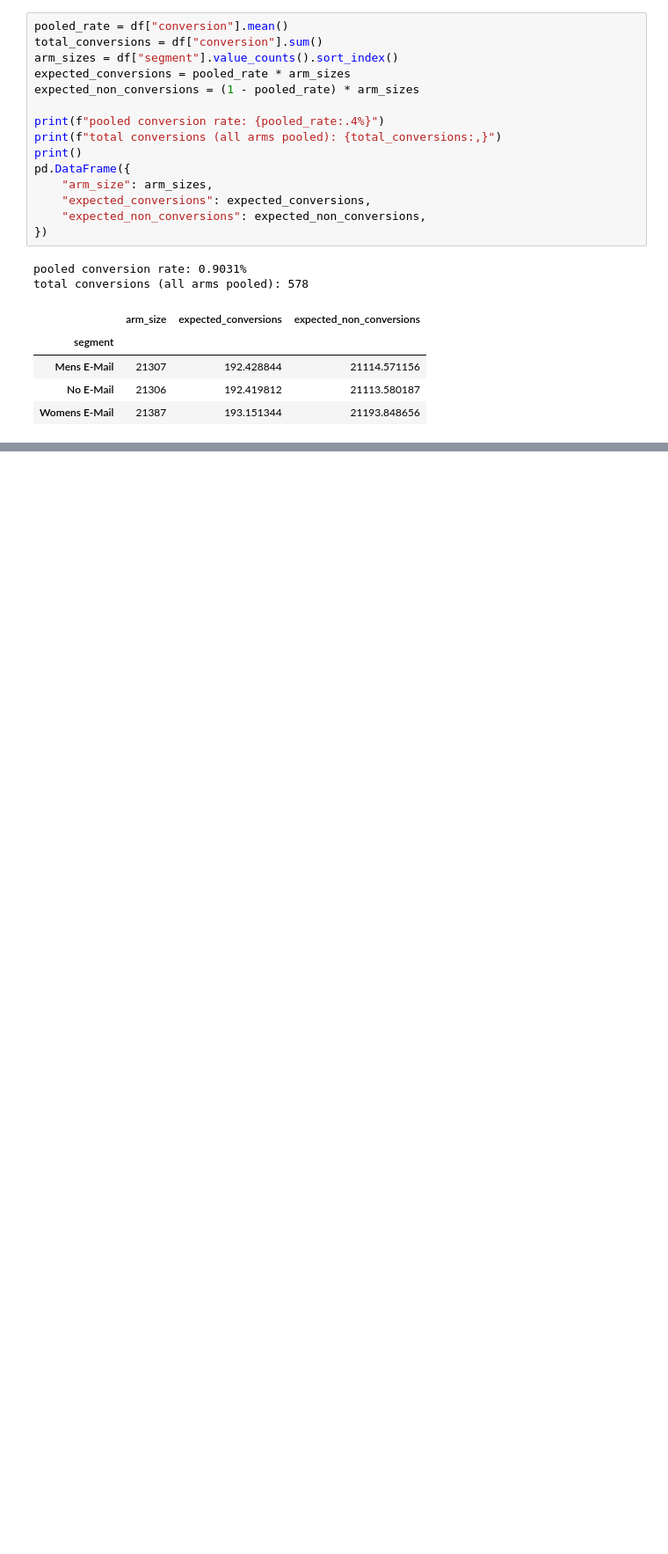
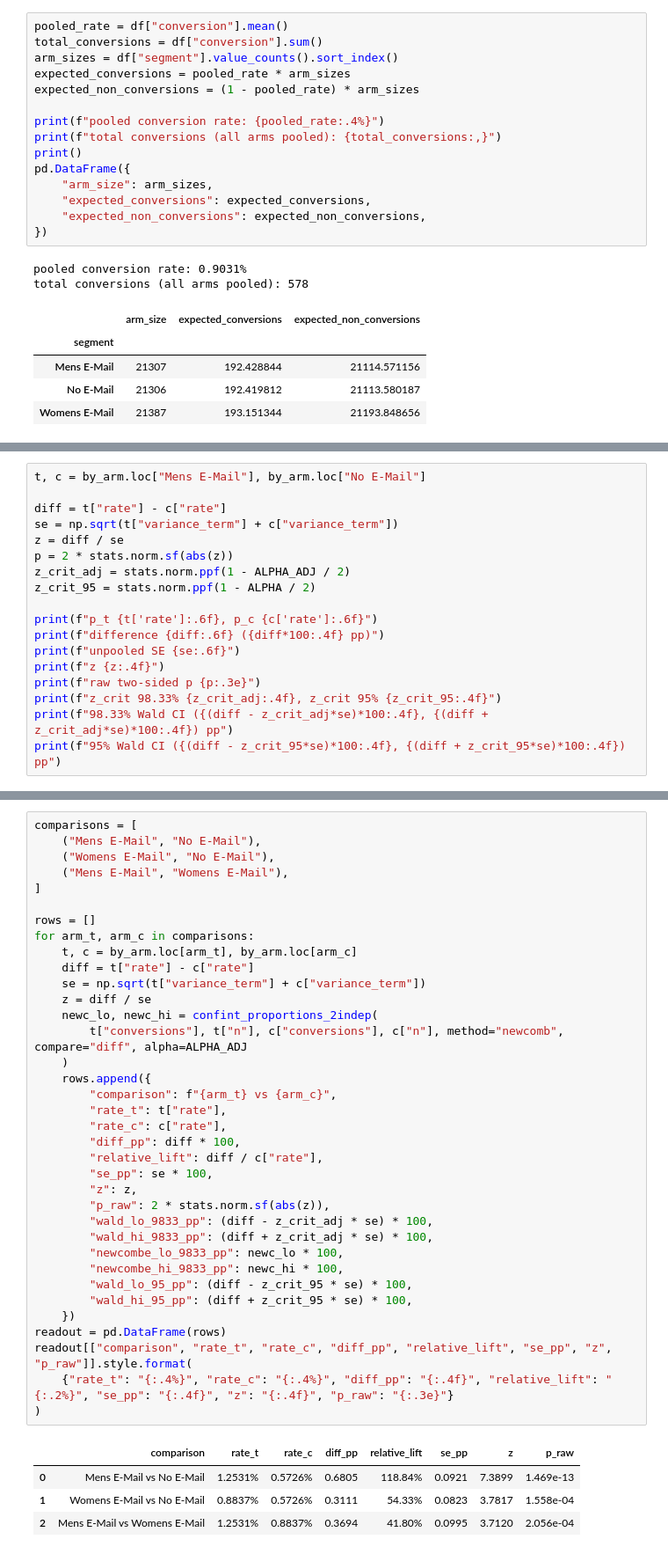
Before and after one commit to luisesparza3347/ab-testing-experiments, a Jupyter notebook: notebooks/02_primary_readout.ipynb, the cells around one changed output, grey strips where cells are left out. Shown at 88% size. Saved outputs shown, nothing was run; the diff lists cells and outputs as text; blank space fills up the shorter version.

```diff
--- a/notebooks/02_primary_readout.ipynb
+++ b/notebooks/02_primary_readout.ipynb
@@ -56,0 +90,18 @@ total conversions (all arms pooled): 578
+# %%
+t, c = by_arm.loc["Mens E-Mail"], by_arm.loc["No E-Mail"]
+
+diff = t["rate"] - c["rate"]
+se = np.sqrt(t["variance_term"] + c["variance_term"])
+z = diff / se
+p = 2 * stats.norm.sf(abs(z))
+z_crit_adj = stats.norm.ppf(1 - ALPHA_ADJ / 2)
+z_crit_95 = stats.norm.ppf(1 - ALPHA / 2)
+
+print(f"p_t {t['rate']:.6f}, p_c {c['rate']:.6f}")
+print(f"difference {diff:.6f} ({diff*100:.4f} pp)")
+print(f"unpooled SE {se:.6f}")
+print(f"z {z:.4f}")
+print(f"raw two-sided p {p:.3e}")
+print(f"z_crit 98.33% {z_crit_adj:.4f}, z_crit 95% {z_crit_95:.4f}")
+print(f"98.33% Wald CI ({(diff - z_crit_adj*se)*100:.4f}, {(diff + z_crit_adj*se)*100:.4f}) pp")
+print(f"95% Wald CI ({(diff - z_crit_95*se)*100:.4f}, {(diff + z_crit_95*se)*100:.4f}) pp")
@@ -56,0 +143,41 @@ total conversions (all arms pooled): 578
+# %%
+comparisons = [
+    ("Mens E-Mail", "No E-Mail"),
+    ("Womens E-Mail", "No E-Mail"),
+    ("Mens E-Mail", "Womens E-Mail"),
+]
+
+rows = []
+for arm_t, arm_c in comparisons:
+    t, c = by_arm.loc[arm_t], by_arm.loc[arm_c]
+    diff = t["rate"] - c["rate"]
+    se = np.sqrt(t["variance_term"] + c["variance_term"])
+    z = diff / se
+    newc_lo, newc_hi = confint_proportions_2indep(
+        t["conversions"], t["n"], c["conversions"], c["n"], method="newcomb", compare="diff", alpha=ALPHA_ADJ
+    )
+    rows.append({
+        "comparison": f"{arm_t} vs {arm_c}",
+        "rate_t": t["rate"],
+        "rate_c": c["rate"],
+        "diff_pp": diff * 100,
+        "relative_lift": diff / c["rate"],
+        "se_pp": se * 100,
+        "z": z,
+        "p_raw": 2 * stats.norm.sf(abs(z)),
+        "wald_lo_9833_pp": (diff - z_crit_adj * se) * 100,
+        "wald_hi_9833_pp": (diff + z_crit_adj * se) * 100,
+        "newcombe_lo_9833_pp": newc_lo * 100,
+        "newcombe_hi_9833_pp": newc_hi * 100,
+        "wald_lo_95_pp": (diff - z_crit_95 * se) * 100,
+        "wald_hi_95_pp": (diff + z_crit_95 * se) * 100,
+    })
+readout = pd.DataFrame(rows)
+readout[["comparison", "rate_t", "rate_c", "diff_pp", "relative_lift", "se_pp", "z", "p_raw"]].style.format(
+    {"rate_t": "{:.4%}", "rate_c": "{:.4%}", "diff_pp": "{:.4f}", "relative_lift": "{:.2%}", "se_pp": "{:.4f}", "z": "{:.4f}", "p_raw": "{:.3e}"}
+)
+# %% [output]
+|  | comparison | rate_t | rate_c | diff_pp | relative_lift | se_pp | z | p_raw |
+| 0 | Mens E-Mail vs No E-Mail | 1.2531% | 0.5726% | 0.6805 | 118.84% | 0.0921 | 7.3899 | 1.469e-13 |
+| 1 | Womens E-Mail vs No E-Mail | 0.8837% | 0.5726% | 0.3111 | 54.33% | 0.0823 | 3.7817 | 1.558e-04 |
+| 2 | Mens E-Mail vs Womens E-Mail | 1.2531% | 0.8837% | 0.3694 | 41.80% | 0.0995 | 3.7120 | 2.056e-04 |
```
Also changed, not shown: parts of 18 cells of this notebook, 5 other files.
